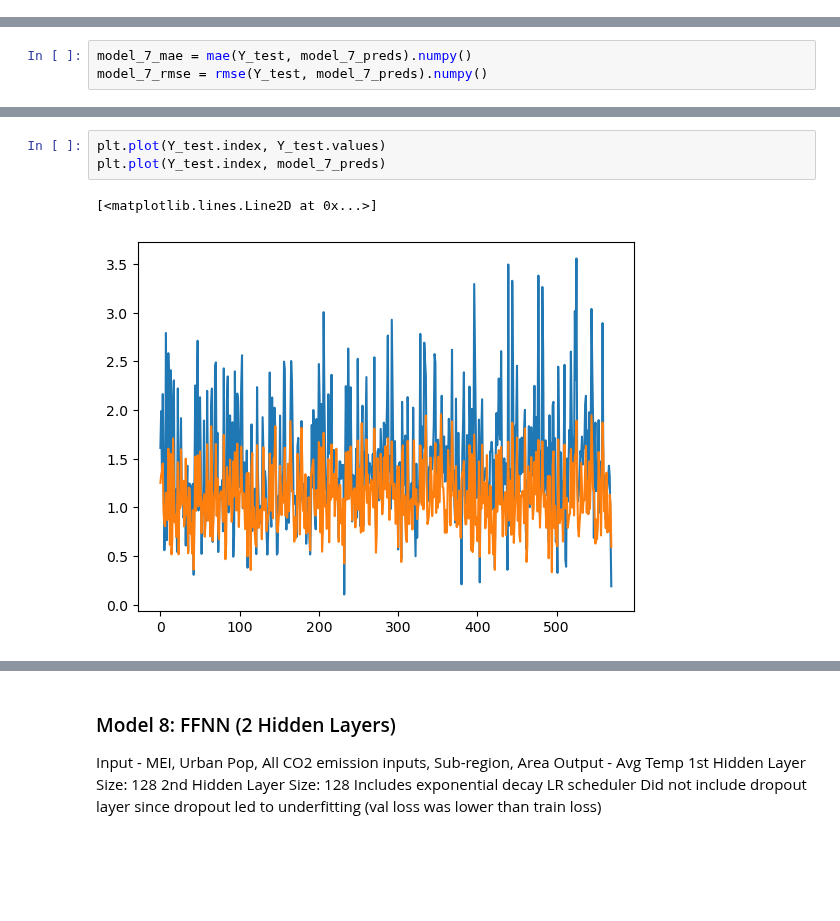
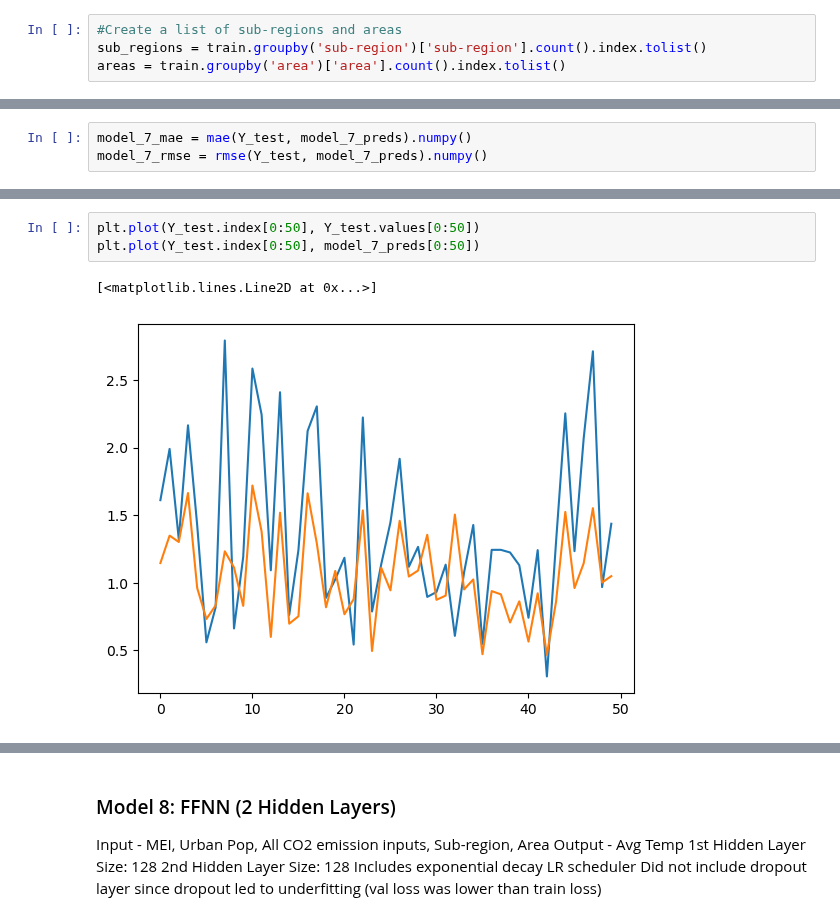
Before and after one commit to fayesimone/agriculture_emissions_prediction, a Jupyter notebook: Model_Building.ipynb, the cells around one changed output, grey strips where cells are left out. Drawn from its saved outputs; the diff is of its cells as text; blank space fills up the shorter version.

```diff
--- a/Model_Building.ipynb
+++ b/Model_Building.ipynb
@@ -414,6 +414,10 @@ plt.plot(Y_test.index, model_4_preds)
 </br> Input - MEI, Urban Pop, All CO2 emission inputs
 </br>Output - Avg Temp
 </br>Still some noise in validation loss, but shape of loss curves look good and training loss is less than val loss. Could maybe use a few more epochs for convergence.
+# %%
+#Create a list of sub-regions and areas
+sub_regions = train.groupby('sub-region')['sub-region'].count().index.tolist()
+areas = train.groupby('area')['area'].count().index.tolist()
 # %%
 def build_model_5():
   # Clear session and remove randomness.
@@ -1229,6 +1241,6 @@ Test RMSE: 0.692
 # %%
-plt.plot(Y_test.index, Y_test.values)
-plt.plot(Y_test.index, model_7_preds)
+plt.plot(Y_test.index[0:50], Y_test.values[0:50])
+plt.plot(Y_test.index[0:50], model_7_preds[0:50])
 # %% [output]
 [<matplotlib.lines.Line2D at 0x...>]
-[figure, old version]
+[figure, new version]
```
Also changed, not shown: parts of 39 cells of this notebook.
